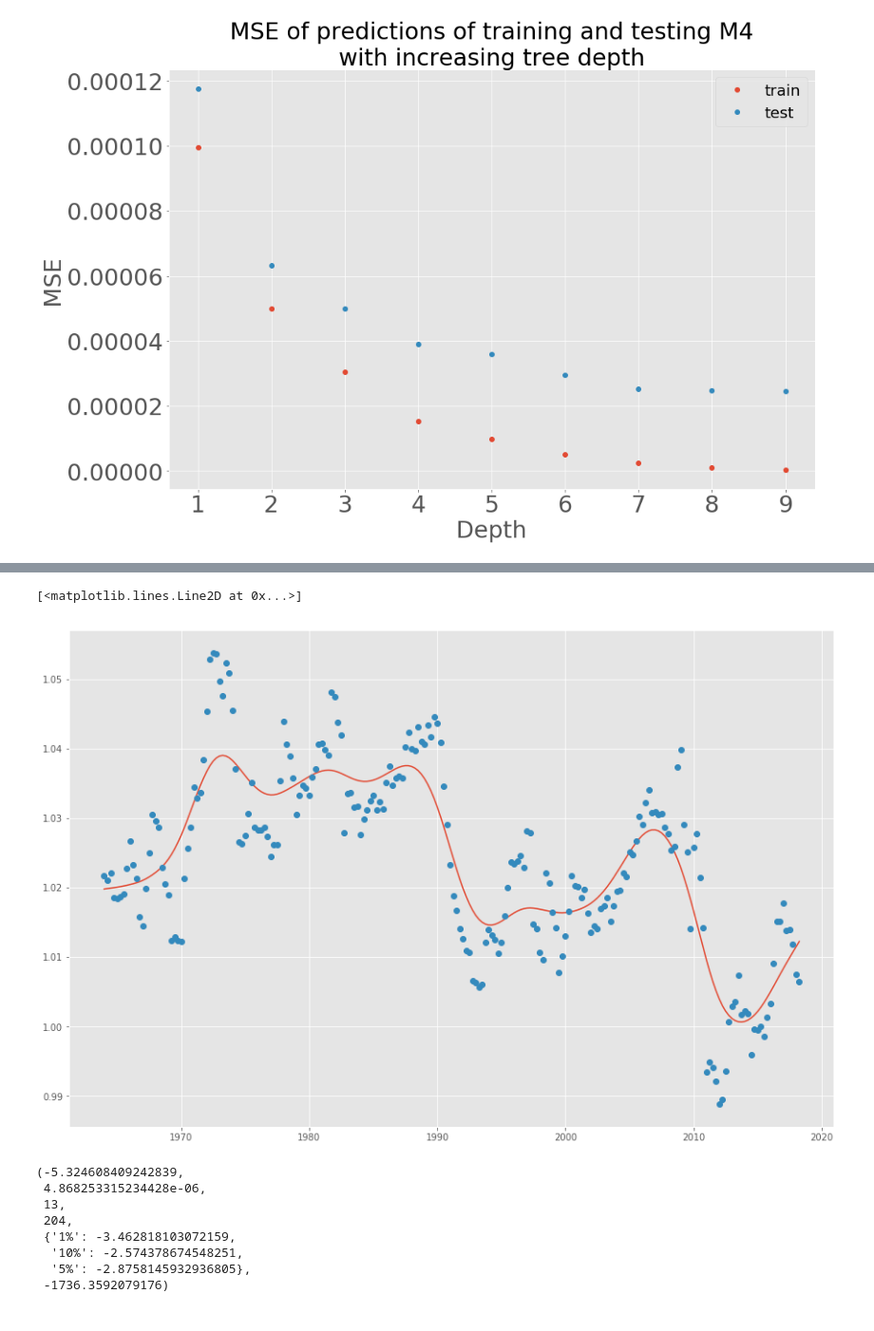
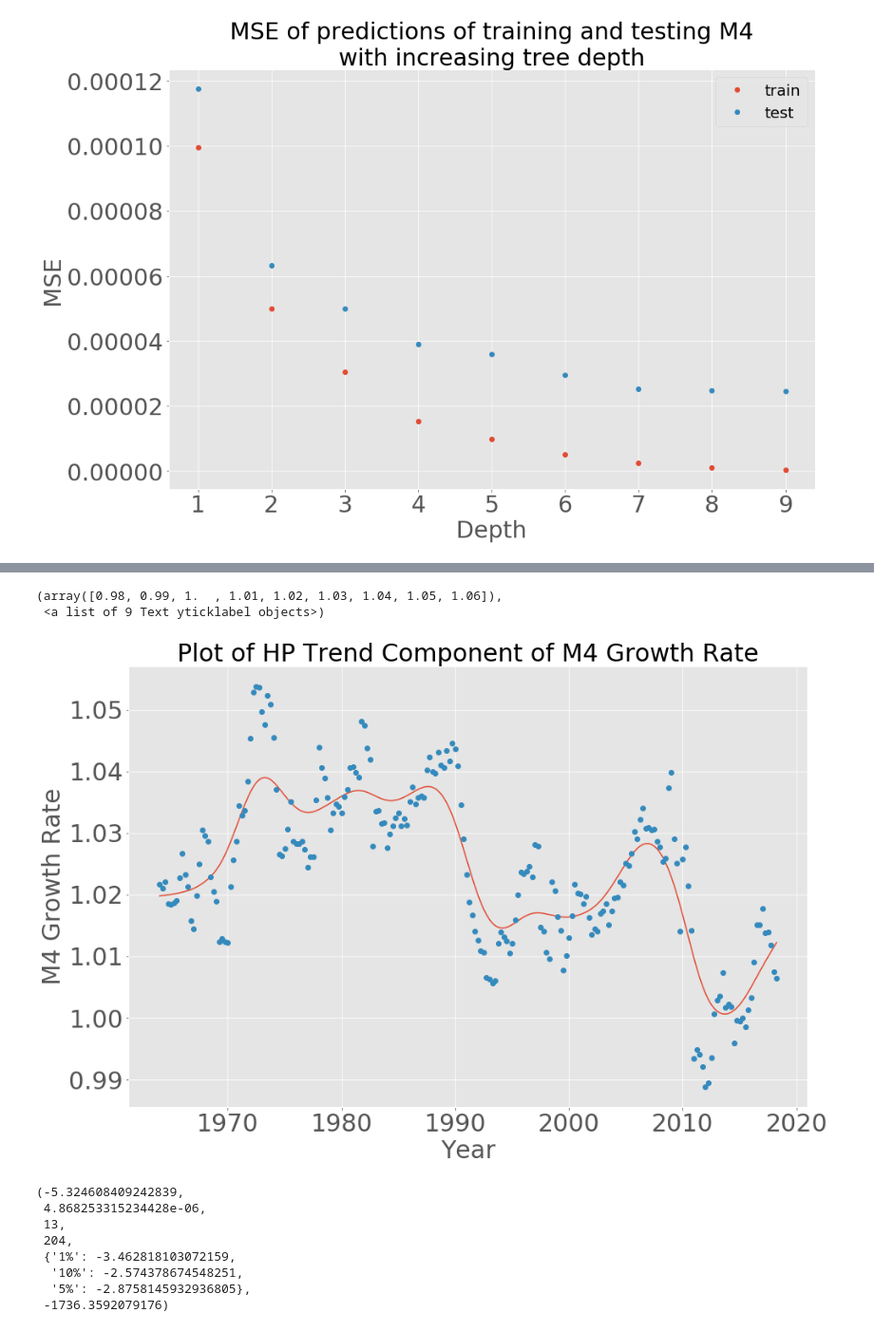
Before and after one commit to sgrosskinsky/IM903, a Jupyter notebook: Periodicity_transform.ipynb, the cells around one changed output, grey strips where cells are left out. Shown at 95% size. Cells and saved outputs as stored; diff of their text form; code cells hidden in the pictures.

```diff
--- a/Periodicity_transform.ipynb
+++ b/Periodicity_transform.ipynb
@@ -7,7 +30,8 @@ from functions import *
 %matplotlib inline
 # %%
 #Directory path which has the data
-direc='/home/samuel/Documents/PhD/code/data/'
+#direc='/home/samuel/Documents/PhD/code/data/'
+direc='./data/'
 
 #Directory to save plots in
 direc_save='/home/samuel/Documents/PhD/code/plots/'
@@ -323,9 +396,17 @@ plt.plot(xM4smooth,cycleM4roc)
 # %%
 #Plot of trend component on rate of change data for M4
 plt.figure(figsize=(15,10))
 plt.plot(xM4smooth,trendM4roc)
 plt.plot(xM4smooth,yM4smooth,'o')
+
+plt.title('Plot of HP Trend Component of M4 Growth Rate',fontsize=30)
+plt.xlabel('Year',fontsize=30)
+plt.ylabel('M4 Growth Rate',fontsize=30)
+
+plt.xticks(fontsize=30)
+plt.yticks(fontsize=30)
 # %% [output]
-[<matplotlib.lines.Line2D at 0x...>]
+(array([0.98, 0.99, 1.  , 1.01, 1.02, 1.03, 1.04, 1.05, 1.06]),
+ <a list of 9 Text yticklabel objects>)
-[figure, old version]
+[figure, new version]
 # %%
```
Also changed, not shown: parts of 47 cells of this notebook, 3 other files.
